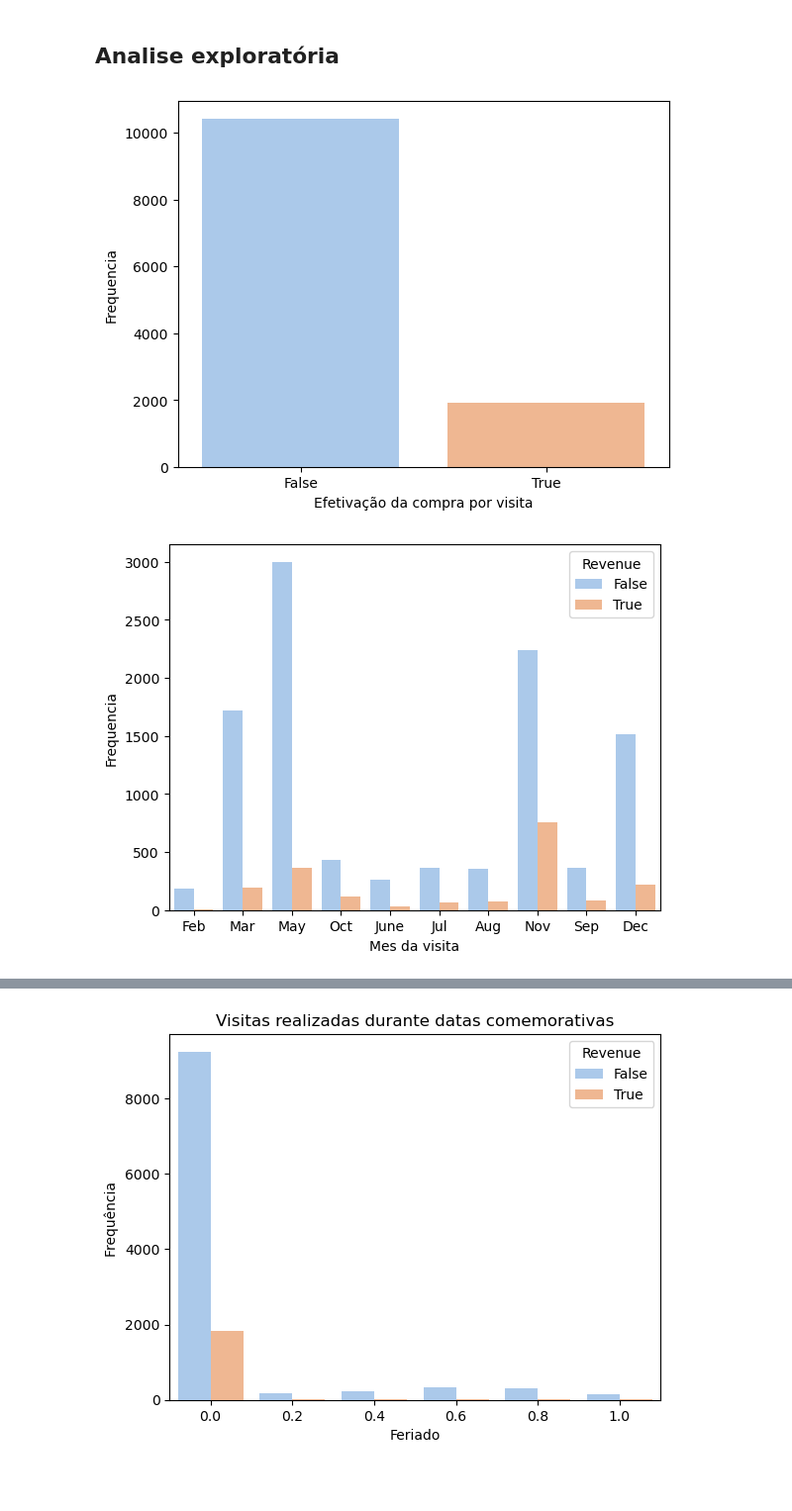
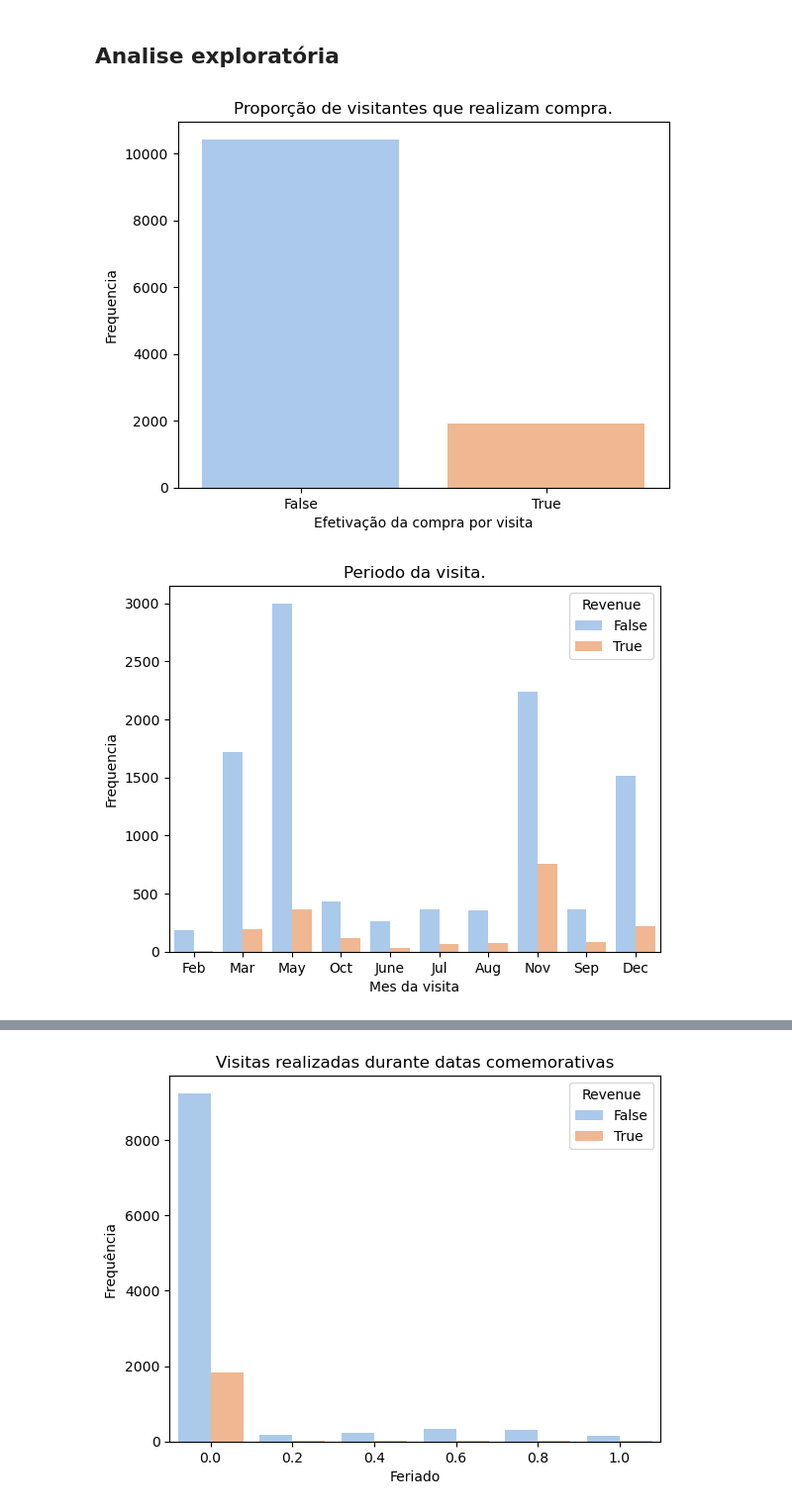
Before and after one commit to sannlin9/Classificacao-de-clientes, a Jupyter notebook: Projeto clusterização.ipynb, the cells around one changed output, grey strips where cells are left out. Shown at 99% size. Saved outputs shown, nothing was run; the diff lists cells and outputs as text; code cells hidden in the pictures; blank space fills up the shorter version.

```diff
--- a/Projeto clusterização.ipynb
+++ b/Projeto clusterização.ipynb
@@ -57,7 +57,7 @@ import warnings
 warnings.filterwarnings('ignore')
 sns.set_palette(sns.color_palette("pastel"))
 # %%
-df = pd.read_csv('online_shoppers_intention.csv')
+df = pd.read_csv('./input/online_shoppers_intention.csv')
 # %%
 df.head(10)
 # %% [output]
@@ -136,17 +138,19 @@ df.describe()
 ## Analise exploratória
 # %%
 sns.countplot(data=df,x= 'Revenue')
+plt.title('Proporção de visitantes que realizam compra.')
 plt.xlabel('Efetivação da compra por visita')
 plt.ylabel('Frequencia')
 plt.show()
 # %% [output]
-[figure, old version]
+[figure, new version]
 # %%
 sns.countplot(data=df, x='Month', hue='Revenue')
+plt.title('Periodo da visita.')
 plt.xlabel('Mes da visita')
 plt.ylabel('Frequencia')
 plt.show()
 # %% [output]
-[figure, old version]
+[figure, new version]
 # %%
 sns.scatterplot(data=df, x='Administrative', y='Administrative_Duration', hue='Revenue', alpha=0.7)
```
Also changed, not shown: parts of 26 cells of this notebook, 3 other files.
